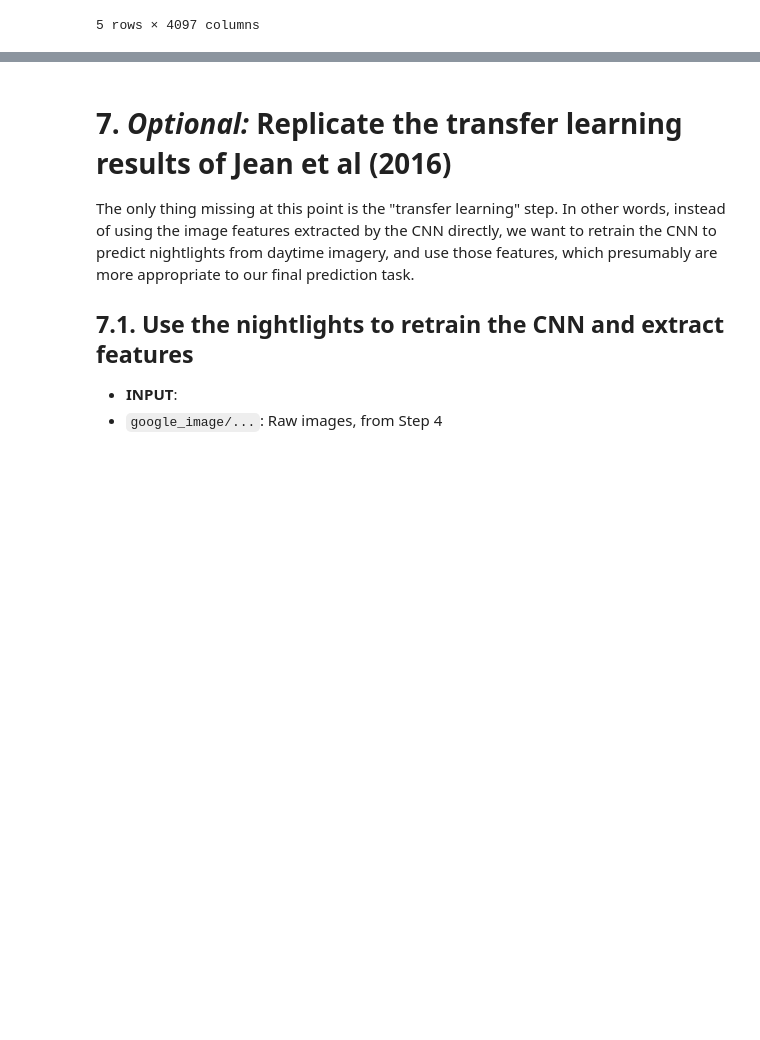
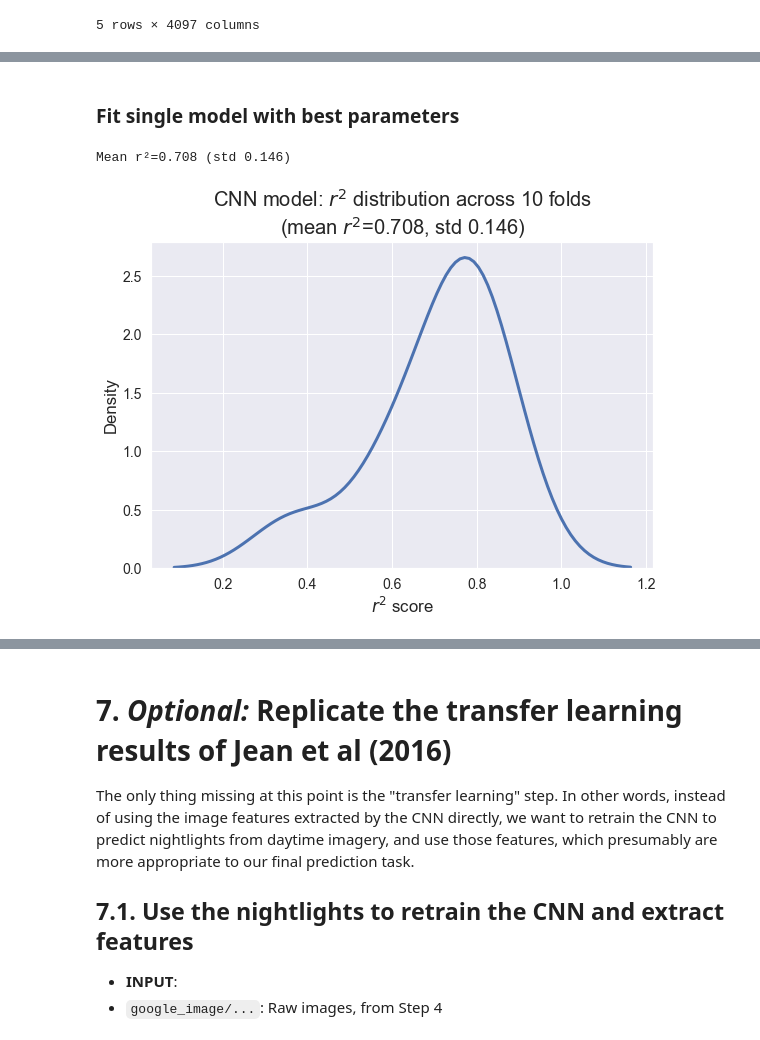
Before and after one commit to wetchler/bdd, a Jupyter notebook: PS1/BDD2019-PS1.ipynb, the cells around one changed output, grey strips where cells are left out. Cells and saved outputs as stored; diff of their text form; code cells hidden in the pictures; blank space fills up the shorter version.

```diff
--- a/PS1/BDD2019-PS1.ipynb
+++ b/PS1/BDD2019-PS1.ipynb
@@ -1635,3 +1724,22 @@ df_clean.to_csv('DHS_daytime_cnn.csv')
+# %% [markdown]
+### Fit single model with best parameters
+# %%
+K = 10
+
+cnn_scores = cross_val_score(Ridge(alpha=best[0]), X, y, cv=K, scoring='r2')
+mu = np.mean(cnn_scores)
+sd = np.std(cnn_scores)
+print("Mean r²=%.3f (std %.3f)" % (mu, sd))
+
+fig, ax = plt.subplots(1)
+sns.kdeplot(cnn_scores, ax=ax, linewidth=3)
+ax.set_xlabel('$r^2$ score')
+ax.set_ylabel('Density')
+ax.set_title("CNN model: $r^2$ distribution across %d folds\n(mean $r^2$=%.3f, std %.3f)" % (K, mu, sd))
+pass
+# %% [output]
+Mean r²=0.708 (std 0.146)
+[figure, added]
 # %% [markdown]
 <a id='step_7'></a>
 # %% [markdown]
```
Also changed, not shown: parts of 12 cells of this notebook.
